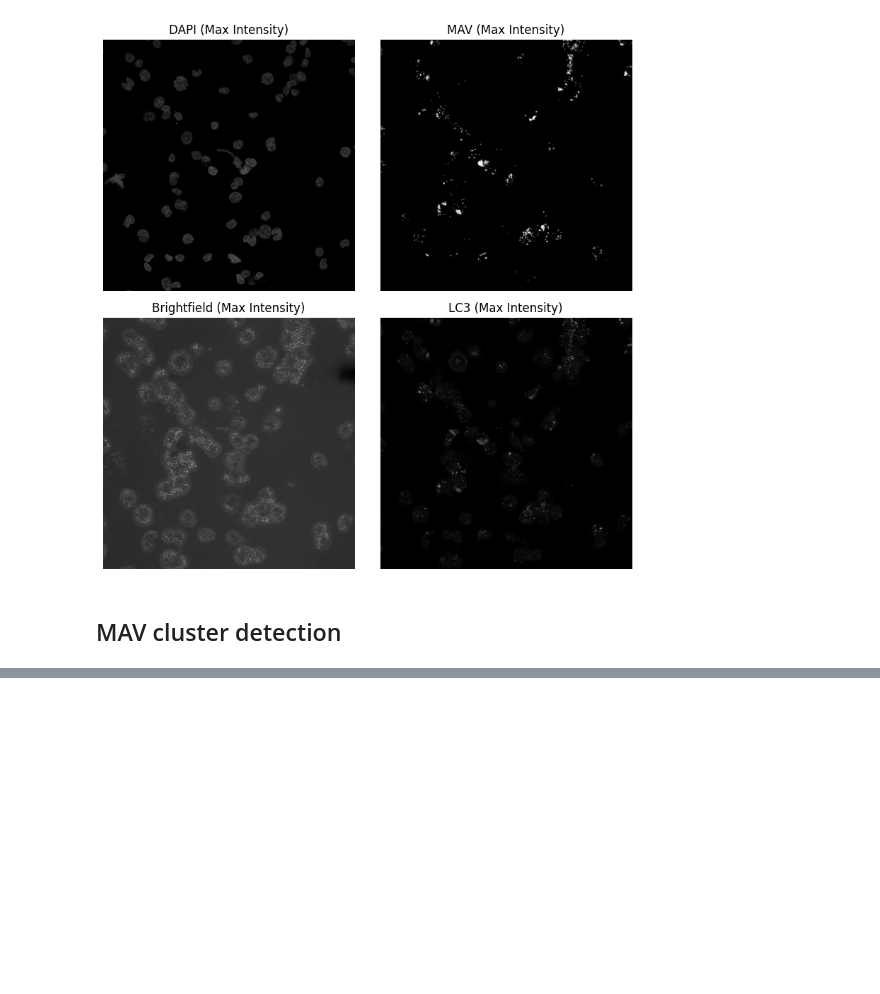
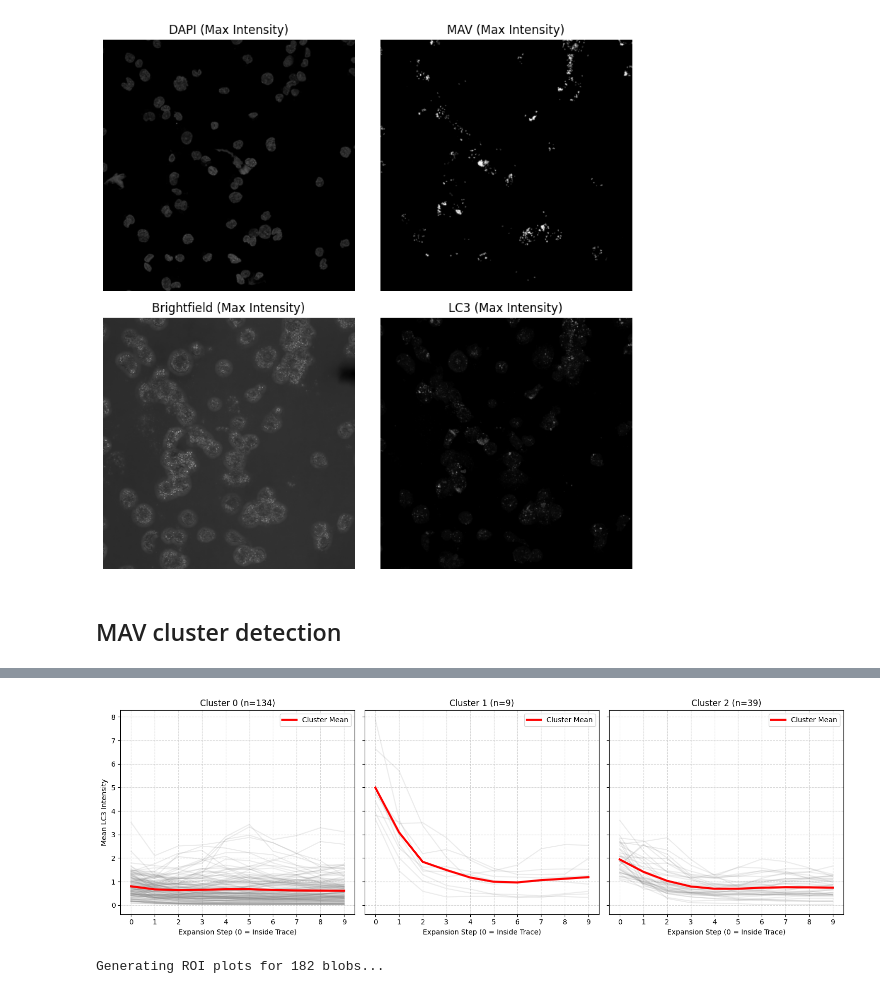
Before and after one commit to ellagiezen/lc3_colocalization, a Jupyter notebook: LC3_MAV.ipynb, the cells around one changed output, grey strips where cells are left out. Drawn from its saved outputs; the diff is of its cells as text; code cells hidden in the pictures; blank space fills up the shorter version.

```diff
--- a/LC3_MAV.ipynb
+++ b/LC3_MAV.ipynb
@@ -252,48 +292,50 @@ cluster_labels = kmeans.fit_predict(scaled_features)
 # %%
+# Define our steps array for the X-axis (0 to 9)
+steps = np.arange(clean_matrix.shape[1])
+
+# Create side-by-side plots for each cluster
 fig, axs = plt.subplots(1, n_clusters, figsize=(5 * n_clusters, 5), sharey=True)
 
 for i in range(n_clusters):
     # Isolate the profiles belonging to the current cluster
     cluster_profiles = clean_matrix[cluster_labels == i]
 
     # Plot all individual profiles in this cluster faintly
     for prof in cluster_profiles:
-        axs[i].plot(radii, prof, color="gray", alpha=0.15)
+        axs[i].plot(steps, prof, color="gray", alpha=0.15)
 
     # Calculate and plot the mean profile for this cluster
     if len(cluster_profiles) > 0:
         mean_prof = np.mean(cluster_profiles, axis=0)
-        axs[i].plot(radii, mean_prof, color="red", linewidth=3, label="Cluster Mean")
+        axs[i].plot(steps, mean_prof, color="red", linewidth=3, label="Cluster Mean")
 
+    # Update titles and labels for the new logic
     axs[i].set_title(f"Cluster {i} (n={len(cluster_profiles)})")
-    axs[i].set_xlabel("Radius (pixels)")
+    axs[i].set_xlabel("Expansion Step (0 = Inside Trace)")
+    axs[i].set_xticks(steps)  # Forces the x-axis to show every step clearly
     axs[i].grid(True, linestyle="--", alpha=0.5)
+
     if i == 0:
-        axs[i].set_ylabel("Area-Weighted Mean LC3 Intensity")
+        axs[i].set_ylabel("Mean LC3 Intensity")
+
     axs[i].legend()
 
 plt.tight_layout()
+plt.show()
+# %% [output]
+[figure, added]
 # %%
+# Recreate the coordinate arrays from your original centroid lists
+x_coords = np.array(centroids_x)
+y_coords = np.array(centroids_y)
+
 crop_size = 25  # 25 px in all directions = 50x50px crop
-output_base = Path("./Outputs")
-
+output_base = directory_path / "Output"
 
 def rgb_from_lc3_and_mav(lc3: np.ndarray, mav: np.ndarray, brightfield: np.ndarray):
     """Create RGB from LC3, MAV, and brightfield image
-
-    Brightfield is shown as grayscale. MAV is shown in green. MAV is shown in magenta.
-    (By adding it in both the Red and Blue channel in equal parts.)
-
-    Parameters:
-        lc3 (np.ndarray): LC3 image
-        mav (np.ndarray): MAV image
-        brightfield (np.ndarray): Brightfield image
-
-    Todo:
-        Do color conversion by lookup table rather than hardcoded.
-
+    Brightfield is shown as grayscale. MAV is shown in magenta. LC3 is shown in green.
     """
-
     bf_norm = exposure.rescale_intensity(brightfield, out_range=(0.0, 1.0))
     lc3_norm = exposure.rescale_intensity(lc3, out_range=(0.0, 1.0))
     mav_norm = exposure.rescale_intensity(mav, out_range=(0.0, 1.0))
@@ -304,11 +346,13 @@ def rgb_from_lc3_and_mav(lc3: np.ndarray, mav: np.ndarray, brightfield: np.ndarr
 
     return np.dstack((r, g, b))
 
-
 global_rgb = rgb_from_lc3_and_mav(channel_lc3, channel_mav, channel_brightfield)
 img_h, img_w = global_rgb.shape[:2]
 
 print(f"Generating ROI plots for {len(cluster_labels)} blobs...")
+
+# --- Define the X-axis for the plots (Steps 0 to 9) ---
+steps = np.arange(clean_matrix.shape[1])
 
 for i, cluster_id in enumerate(cluster_labels):
     blob_idx = valid_blob_indices[i]
@@ -353,17 +397,22 @@ for i, cluster_id in enumerate(cluster_labels):
         crop_size, crop_size, marker="+", color="white", markersize=10, alpha=0.7
     )
 
-    axs[1].plot(radii, profile, color="red", linewidth=2)
+    # Right Plot: Morphological Profile
+    axs[1].plot(steps, profile, color="red", linewidth=2, marker="o", markersize=4)
     axs[1].set_title("LC3 Profile")
-    axs[1].set_xlabel("Radius (px)")
+    axs[1].set_xlabel("Expansion Step")
+    axs[1].set_xticks(steps)
     axs[1].grid(True, linestyle="--", alpha=0.5)
 
     plt.suptitle(f"Cluster {cluster_id}", fontsize=14, fontweight="bold")
     plt.tight_layout()
 
+    # Actually save the figure to the folder!
     save_path = cluster_dir / f"Cluster_{cluster_id}_blob_{blob_idx}_roi.jpg"
     plt.savefig(save_path, dpi=150, bbox_inches="tight")
 
-    plt.close(fig)  # Close the figure, otherwise these stay open in Jupyter
+    plt.close(fig)  # Close the figure so it doesn't crash your RAM
 
 print(f"Successfully saved all ROIs to {output_base.absolute()}")
+# %% [output]
+Generating ROI plots for 182 blobs...
```
Also changed, not shown: parts of 10 cells of this notebook.
